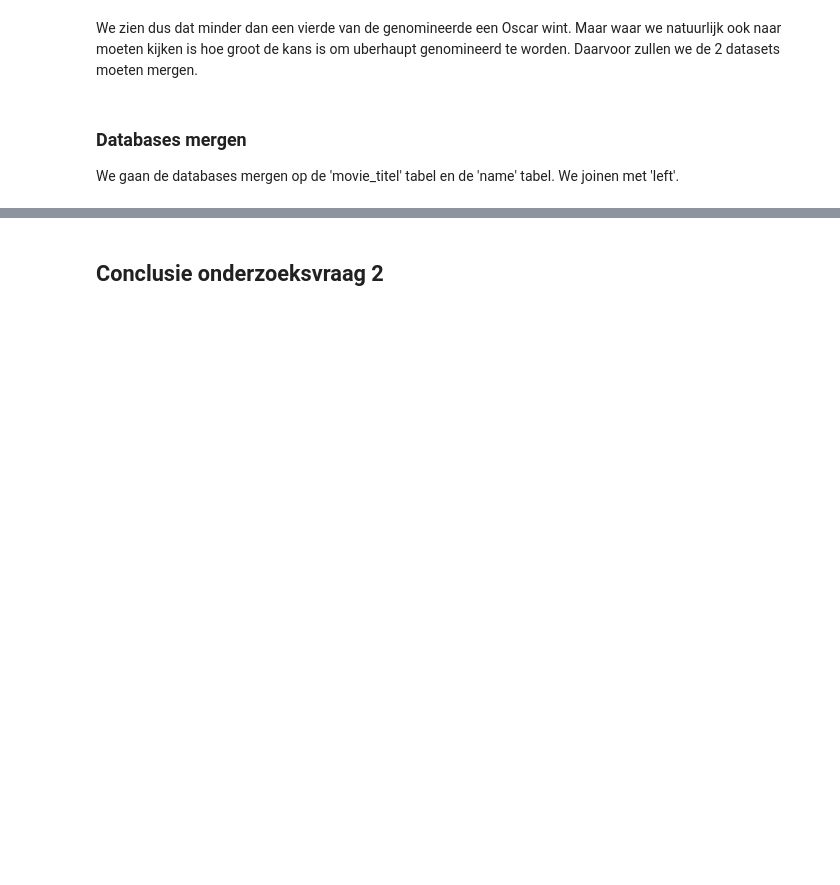
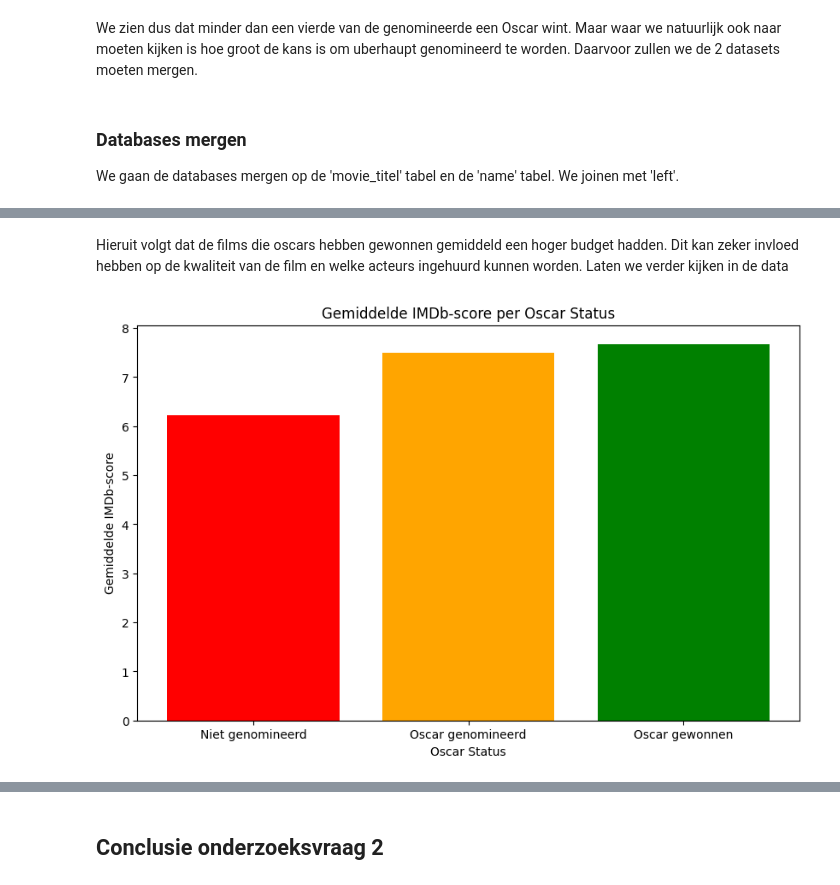
Before and after one commit to Pimdw/CM_CASUS, a Jupyter notebook: main.ipynb, the cells around one changed output, grey strips where cells are left out. Cells and saved outputs as stored; diff of their text form; code cells hidden in the pictures; blank space fills up the shorter version.

```diff
--- a/main.ipynb
+++ b/main.ipynb
@@ -912,0 +982,15 @@ Aantal films die een Oscar hebben gewonnen: 0
+# %% [markdown]
+Hieruit volgt dat de films die oscars hebben gewonnen gemiddeld een hoger budget hadden. Dit kan zeker invloed hebben op de kwaliteit van de film en welke acteurs ingehuurd kunnen worden. Laten we verder kijken in de data
+# %%
+# Analyse van de IMDb-score: Kijk naar de gemiddelde IMDb-score per Oscar-status
+imdb_by_status = merged_df.groupby('categorie')['imdb_score'].mean()
+
+# Maak een bar chart voor de gemiddelde IMDb-score per Oscar-status
+plt.figure(figsize=(10, 6))
+plt.bar(imdb_by_status.index, imdb_by_status, color=['red', 'orange', 'green'])
+plt.title('Gemiddelde IMDb-score per Oscar Status')
+plt.xlabel('Oscar Status')
+plt.ylabel('Gemiddelde IMDb-score')
+plt.show()
+# %% [output]
+[figure, added]
```
Also changed, not shown: parts of 41 cells of this notebook.
